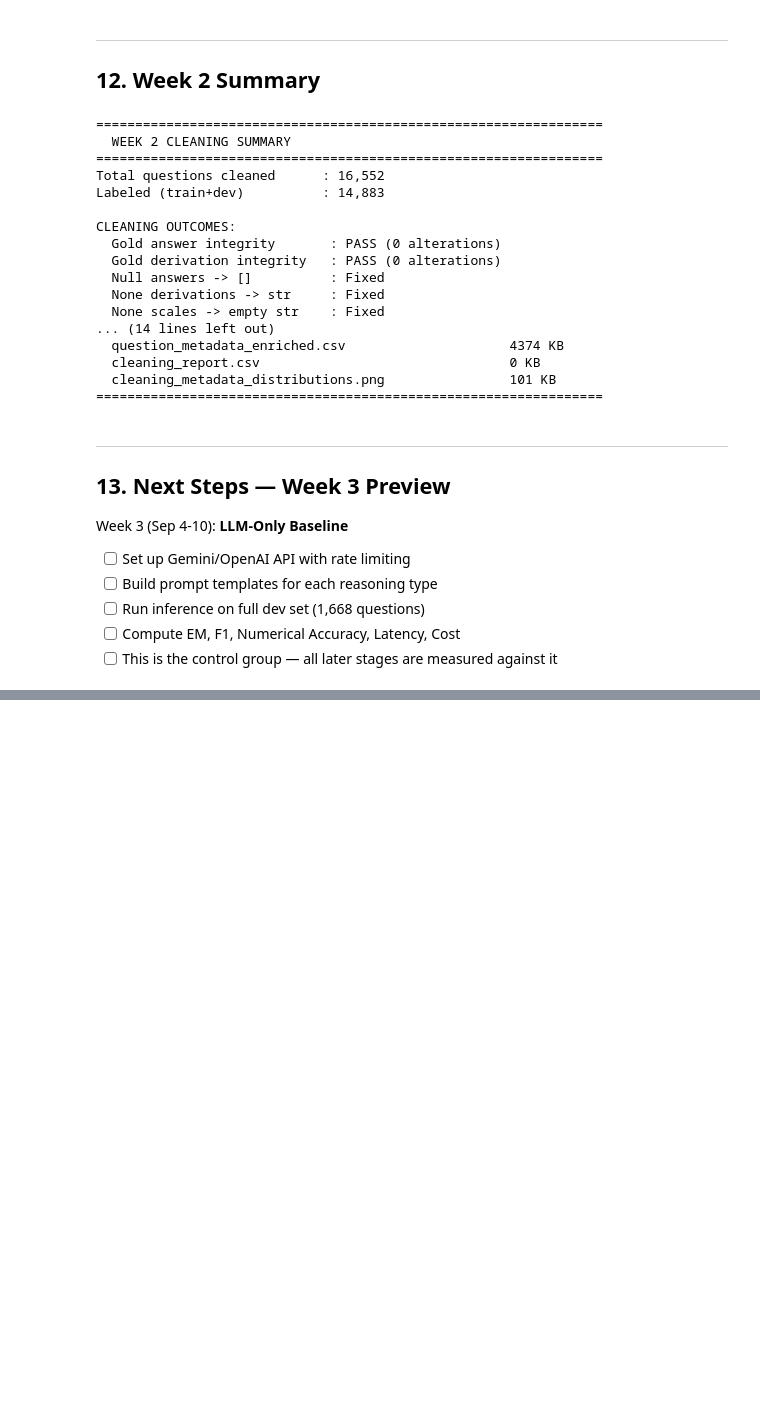
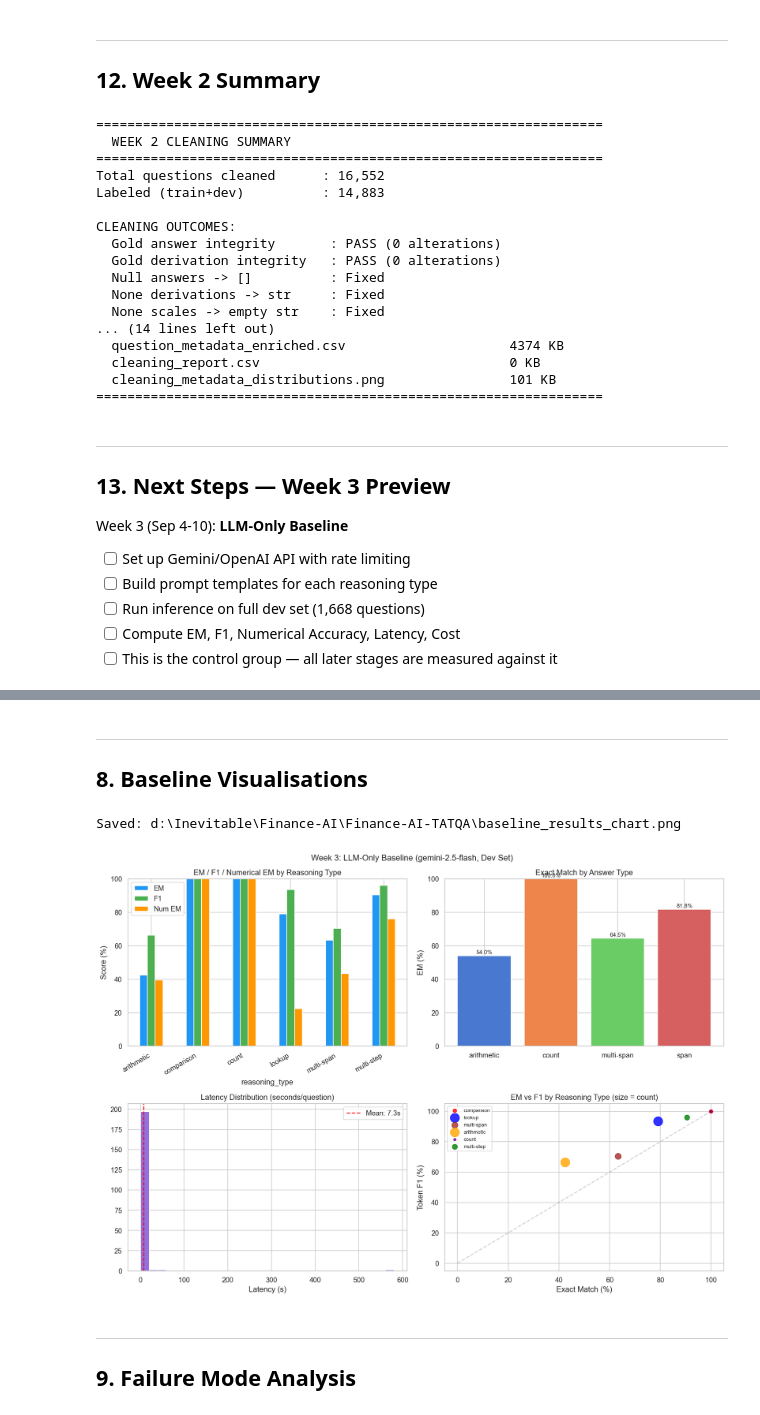
Before and after one commit to sarthakks18/Finance-AI-TATQA, a Jupyter notebook: finance_ai_tatqa.ipynb, the cells around one changed output, grey strips where cells are left out. Saved outputs shown, nothing was run; the diff lists cells and outputs as text; code cells hidden in the pictures; blank space fills up the shorter version.

```diff
--- a/finance_ai_tatqa.ipynb
+++ b/finance_ai_tatqa.ipynb
@@ -1405,0 +1496,16 @@ Week 3 (Sep 4-10): **LLM-Only Baseline**
+# %%
+with open(CLEAN_DIR / 'tatqa_cleaned_dev.json', encoding='utf-8') as f:
+    dev_data = json.load(f)
+
+registry = pd.read_csv(OUTPUT_DIR / 'question_registry_clean.csv', encoding='utf-8')
+dev_registry = registry[registry['split'] == 'dev'].copy().reset_index(drop=True)
+
+n_dev_records   = len(dev_data)
+n_dev_questions = sum(len(r['questions']) for r in dev_data)
+print(f'Dev records  : {n_dev_records}')
+print(f'Dev questions: {n_dev_questions}')
+print(f'Registry rows: {len(dev_registry)}')
+print()
+print('Reasoning type distribution in dev:')
+for rt, cnt in dev_registry['reasoning_type'].value_counts().items():
+    print(f'  {rt:<20}: {cnt:>4} ({cnt/len(dev_registry)*100:.1f}%)')
@@ -1405,0 +1818,60 @@ Week 3 (Sep 4-10): **LLM-Only Baseline**
+# %% [markdown]
+---
+## 8. Baseline Visualisations
+# %%
+results_df = pd.read_csv(OUTPUT_DIR / 'baseline_results.csv')
+labeled    = results_df[results_df['answer_type'] != ''].copy()
+
+fig, axes = plt.subplots(2, 2, figsize=(14, 10))
+fig.suptitle('Week 3: LLM-Only Baseline (gemini-2.5-flash, Dev Set)', fontsize=13)
+
+# Chart 1: EM/F1/NumEM by reasoning type
+by_rt = labeled.groupby('reasoning_type')[['em','f1','num_em']].mean() * 100
+by_rt.plot(kind='bar', ax=axes[0,0], color=['#2196F3','#4CAF50','#FF9800'], edgecolor='white')
+axes[0,0].set_title('EM / F1 / Numerical EM by Reasoning Type')
+axes[0,0].set_ylabel('Score (%)')
+axes[0,0].set_xticklabels(axes[0,0].get_xticklabels(), rotation=30, ha='right')
+axes[0,0].legend(['EM','F1','Num EM'])
+axes[0,0].set_ylim(0, 100)
+
+# Chart 2: EM by answer type
+by_at = labeled.groupby('answer_type')['em'].mean() * 100
+bars = axes[0,1].bar(by_at.index, by_at.values, color=sns.color_palette('muted'))
+axes[0,1].set_title('Exact Match by Answer Type')
+axes[0,1].set_ylabel('EM (%)')
+axes[0,1].set_ylim(0, 100)
+for bar, val in zip(bars, by_at.values):
+    axes[0,1].text(bar.get_x()+bar.get_width()/2, bar.get_height()+1, f'{val:.1f}%', ha='center', fontsize=9)
+
+# Chart 3: Latency distribution
+axes[1,0].hist(labeled['latency_s'], bins=30, color='mediumpurple', edgecolor='white')
+axes[1,0].set_title('Latency Distribution (seconds/question)')
+axes[1,0].set_xlabel('Latency (s)')
+axes[1,0].axvline(labeled['latency_s'].mean(), color='red', linestyle='--', label=f'Mean: {labeled["latency_s"].mean():.1f}s')
+axes[1,0].legend()
+
+# Chart 4: EM vs F1 scatter by reasoning type
+colors_map = {'lookup':'blue','arithmetic':'orange','multi-step':'green',
+              'comparison':'red','count':'purple','multi-span':'brown'}
+for rt in labeled['reasoning_type'].unique():
+    sub = labeled[labeled['reasoning_type']==rt]
+    axes[1,1].scatter(sub['em'].mean()*100, sub['f1'].mean()*100,
+                      label=rt, s=sub['em'].count()*3,
+                      color=colors_map.get(rt,'gray'), alpha=0.8)
+axes[1,1].set_xlabel('Exact Match (%)')
+axes[1,1].set_ylabel('Token F1 (%)')
+axes[1,1].set_title('EM vs F1 by Reasoning Type (size = count)')
+axes[1,1].legend(fontsize=8)
+axes[1,1].plot([0,100],[0,100],'k--',alpha=0.2)
+
+plt.tight_layout()
+out = OUTPUT_DIR / 'baseline_results_chart.png'
+plt.savefig(out, bbox_inches='tight')
+print('Saved:', out)
+plt.show()
+# %% [output]
+Saved: d:\Inevitable\Finance-AI\Finance-AI-TATQA\baseline_results_chart.png
+[figure, added]
+# %% [markdown]
+---
+## 9. Failure Mode Analysis
```
Also changed, not shown: parts of 20 cells of this notebook, 7 other files.
